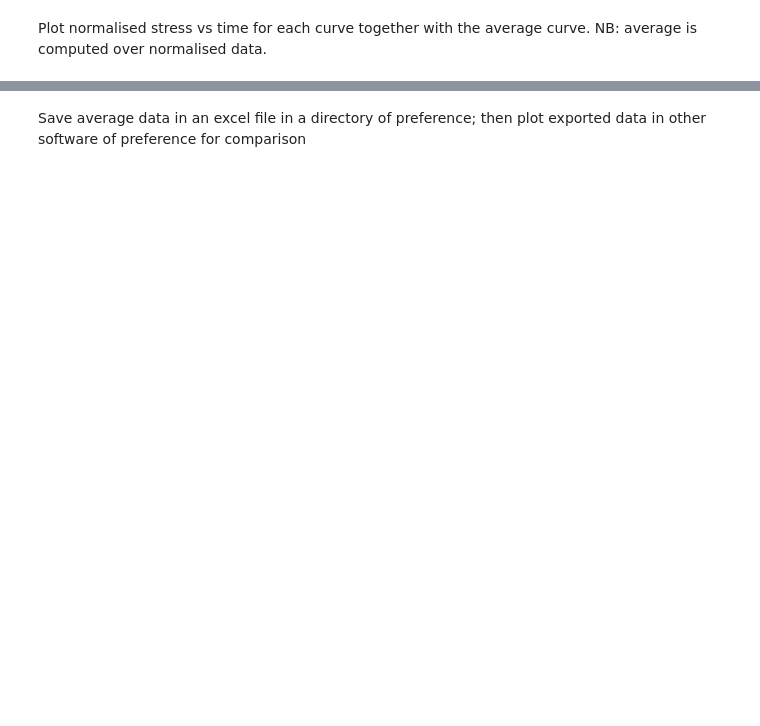
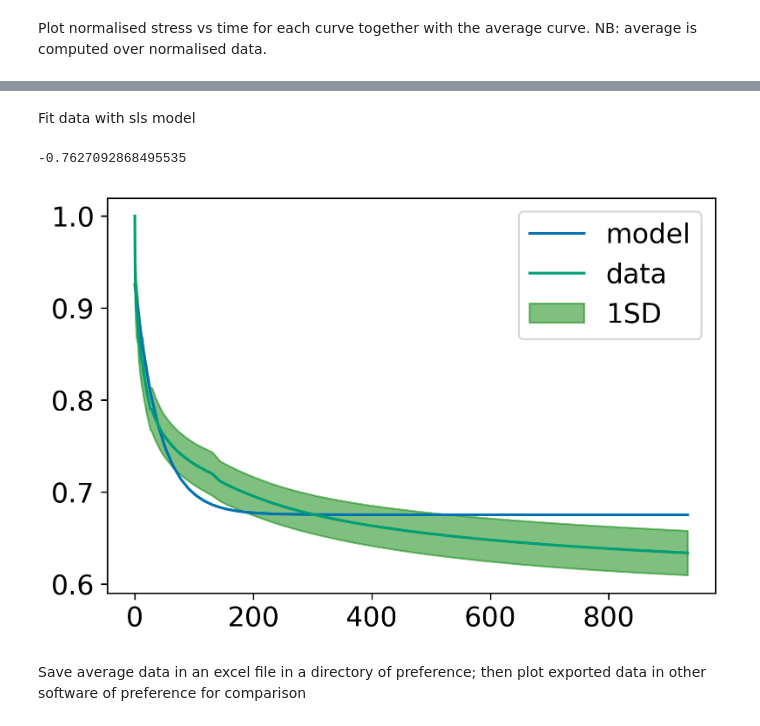
Before and after one commit to GiuseppeCiccone96/stressrelaxbulkrheo, a Jupyter notebook: main.ipynb, the cells around one changed output, grey strips where cells are left out. Saved outputs shown, nothing was run; the diff lists cells and outputs as text; code cells hidden in the pictures; blank space fills up the shorter version.

Commit message:
initial model fitting stress v time

```diff
--- a/main.ipynb
+++ b/main.ipynb
@@ -16,7 +17,7 @@ plt.style.use("seaborn-colorblind")
 # %%
 def load_file(directory):
     """Reads rheometer file to extract data of interest based on experiment type."""
-    target_variables = ["Time","Relaxation Modulus","Shear Stress","Strain"] #check stress relaxation files!
+    target_variables = ["Time","Relaxation Modulus","Shear Stress","Strain"]
     skiprows=2
     with open(directory, mode='r', encoding='utf-8', errors='ignore') as f:
         #columns of interest to read and extract
@@ -138,6 +139,23 @@ def getMedCurve(xar, yar,loose=True, threshold=3, error=False):
     elif error == True:
         return xnew[:-1], ynew[:-1], yerr[:-1]
 
+
+def sls(t,E1,E2,tau):
+    return epsilon0 * (E1 + E2*(np.exp(-t/tau)))
+
+def prony_model(t,E1,E2,E3,tau1,tau2):
+    """Generalised model with two exponentials (Prony). Ref (DOI): 10.1039/c9sm01020c"""
+    mod = epsilon0 * (E1 + E2*(np.exp(-t/tau1))+ E3*(np.exp(-t/tau2)))
+    return mod
+
+def do_fit(model,xdata,ydata,guess=None):
+    """Fits data based on a given model."""
+    xdata=np.asarray(xdata)
+    ydata=np.asarray(ydata)
+    popt, pcov = curve_fit(model,xdata,ydata,maxfev=10000,p0=guess)
+    xdata=np.linspace(min(xdata),max(xdata),len(ydata))
+    return [xdata, model(xdata,*popt)]
+
 dirw=widgets.Text(
     value='',
     placeholder='Please enter the files directory',
@@ -233,3 +256,21 @@ fig.tight_layout()
+# %% [markdown]
+Fit data with sls model
+# %%
+#TODO: fit relaxation modulus, nost stress
+epsilon0=0.1
+x,model=do_fit(prony_model,tav,stressav,guess=None)
+plt.plot(x,model,label='model')
+plt.plot(tav,stressav,label='data')
+plt.fill_between(tav,up,down, alpha=0.5,color='g',label='1SD')
+plt.legend()
+residuals = stressav-model
+ss_res = np.sum(residuals**2)
+ss_tot = np.sum((stressav-np.mean(stressav))**2)
+r_squared = 1 - (ss_res / ss_tot)
+print(r_squared)
+# %% [output]
+-0.7627092868495535
+[figure, added]
 # %% [markdown]
 Save average data in an excel file in a directory of preference; then plot exported data in other software of preference for comparison
 # %%
```
Also changed, not shown: parts of 4 cells of this notebook.
